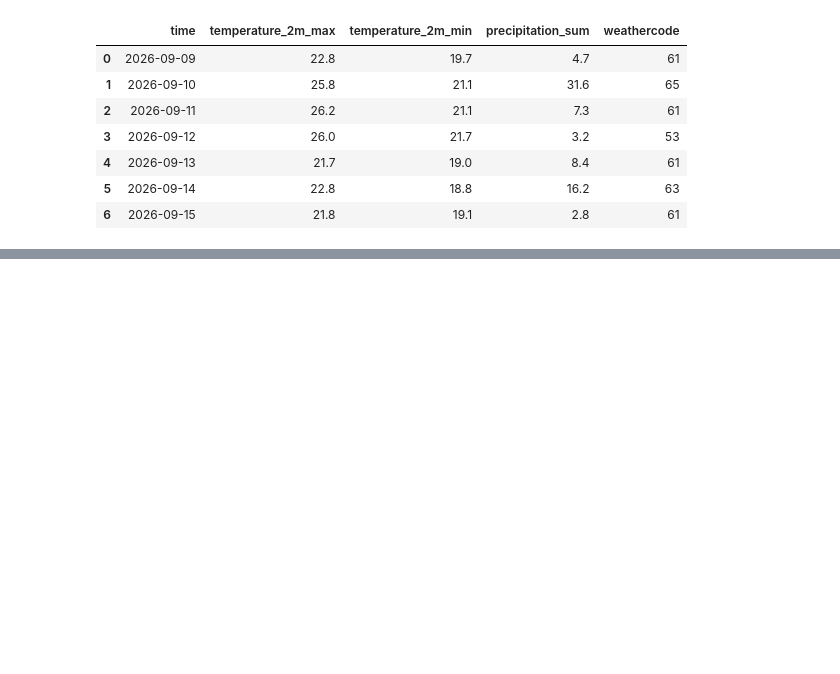
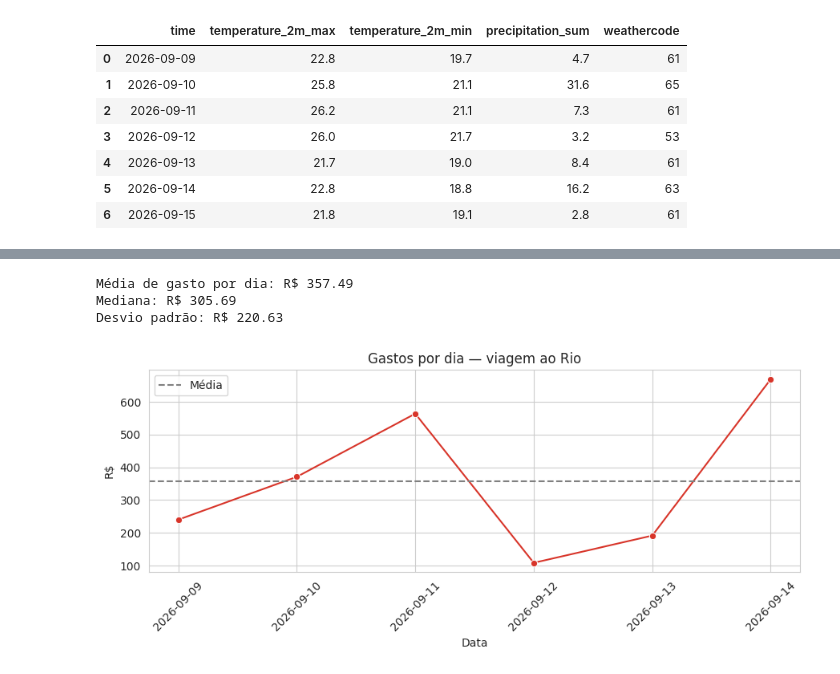
Before and after one commit to leticiamendes-data/rio-plan, a Jupyter notebook: analise/analise_viagem_rio.ipynb, the cells around one changed output, grey strips where cells are left out. Cells and saved outputs as stored; diff of their text form; code cells hidden in the pictures; blank space fills up the shorter version.

```diff
--- a/analise/analise_viagem_rio.ipynb
+++ b/analise/analise_viagem_rio.ipynb
@@ -47,0 +86,41 @@ clima
+# %%
+# Dia relativo da viagem (1 a 7), mais legível que a data cheia nos gráficos
+gastos["trip_day"] = (gastos["date"] - gastos["date"].min()).dt.days + 1
+
+# Gasto acumulado ao longo da viagem — mostra o "ritmo" de quando o dinheiro foi embora
+gastos_ordenado = gastos.sort_values("date")
+gastos_ordenado["cumulative_spend"] = gastos_ordenado["amount_brl"].cumsum()
+
+# Qual % do total cada gasto representa
+total_geral = gastos["amount_brl"].sum()
+gastos["pct_of_total"] = (gastos["amount_brl"] / total_geral * 100).round(1)
+# %%
+gasto_diario = gastos.groupby("date")["amount_brl"].sum()
+
+print(f"Média de gasto por dia: R$ {gasto_diario.mean():.2f}")
+print(f"Mediana: R$ {gasto_diario.median():.2f}")
+print(f"Desvio padrão: R$ {gasto_diario.std():.2f}")
+# %% [output]
+Média de gasto por dia: R$ 357.49
+Mediana: R$ 305.69
+Desvio padrão: R$ 220.63
+# %%
+import matplotlib.pyplot as plt
+import seaborn as sns
+
+sns.set_style("whitegrid")
+
+# Gráfico 1: gastos por dia (linha do tempo)
+plt.figure(figsize=(9, 4))
+sns.lineplot(x=gasto_diario.index, y=gasto_diario.values, marker="o", color="#D8352A")
+plt.axhline(gasto_diario.mean(), linestyle="--", color="gray", label="Média")
+plt.title("Gastos por dia — viagem ao Rio")
+plt.ylabel("R$")
+plt.xlabel("Data")
+plt.legend()
+plt.xticks(rotation=45)
+plt.tight_layout()
+plt.savefig("grafico-gastos-por-dia.png", dpi=150)
+plt.show()
+# %% [output]
+[figure, added]
```
Also changed, not shown: parts of 10 cells of this notebook.
